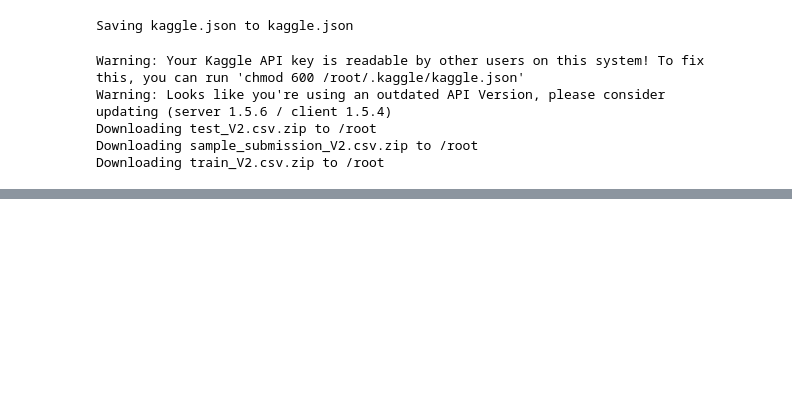
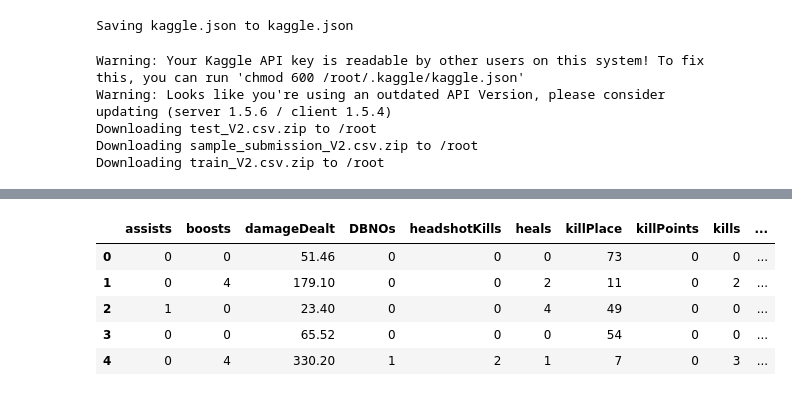
Before and after one commit to faisal3325/pubg_prediction, a Jupyter notebook: playground.ipynb, the cells around one changed output, grey strips where cells are left out. Drawn from its saved outputs; the diff is of its cells as text; code cells hidden in the pictures; blank space fills up the shorter version.

```diff
--- a/playground.ipynb
+++ b/playground.ipynb
@@ -31,0 +50,3 @@ Downloading train_V2.csv.zip to /root
+# %%
+df_train = pd.read_csv('train_V2.csv.zip', compression='zip', header=0, sep=',', quotechar='"')
+df_test = pd.read_csv('test_V2.csv.zip', compression='zip', header=0, sep=',', quotechar='"')
@@ -31,0 +92,12 @@ Downloading train_V2.csv.zip to /root
+# %%
+col_drop = ['Id', 'groupId', 'matchId']
+df_test.drop(col_drop, axis=1, inplace=True)
+# %%
+df_test.head()
+# %% [output]
+|  | assists | boosts | damageDealt | DBNOs | headshotKills | heals | killPlace | killPoints | kills | ... |
+| 0 | 0 | 0 | 51.46 | 0 | 0 | 0 | 73 | 0 | 0 | ... |
+| 1 | 0 | 4 | 179.10 | 0 | 0 | 2 | 11 | 0 | 2 | ... |
+| 2 | 1 | 0 | 23.40 | 0 | 0 | 4 | 49 | 0 | 0 | ... |
+| 3 | 0 | 0 | 65.52 | 0 | 0 | 0 | 54 | 0 | 0 | ... |
+| 4 | 0 | 4 | 330.20 | 1 | 2 | 1 | 7 | 0 | 3 | ... |
```
Also changed, not shown: parts of 9 cells of this notebook.
